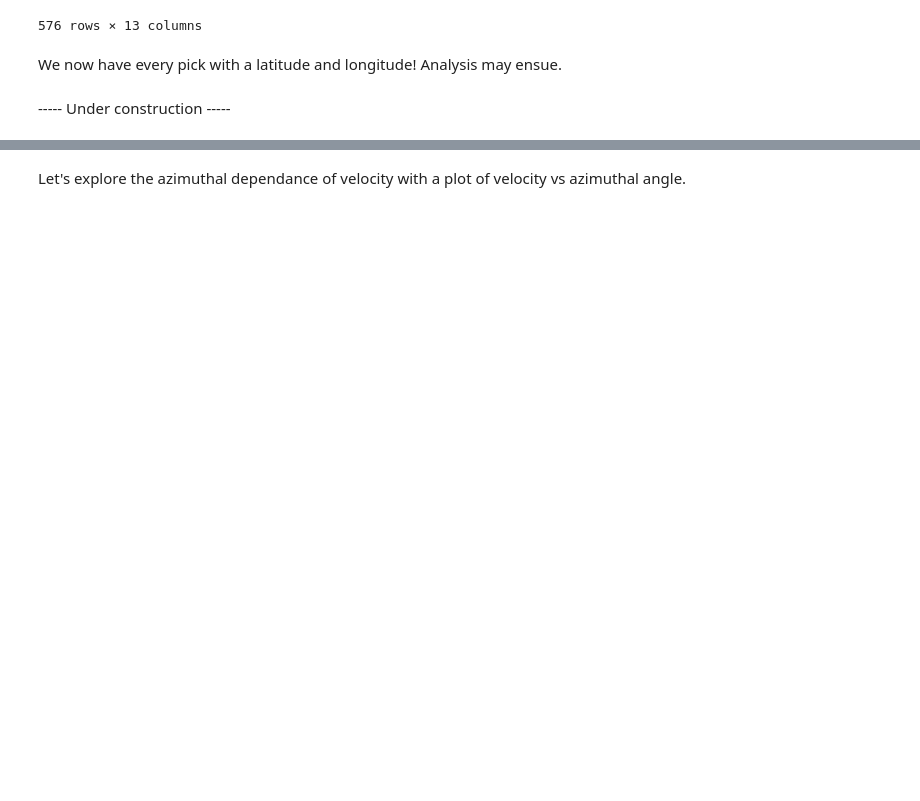
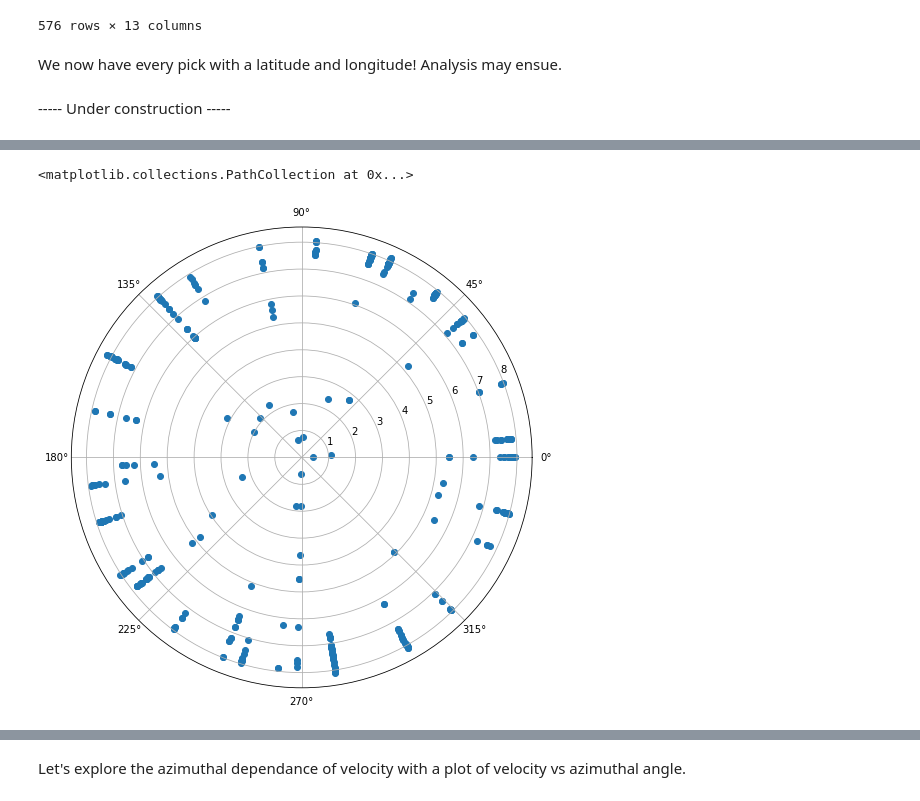
Before and after one commit to oceanhackweek/earthquakes, a Jupyter notebook: sandbox.ipynb, the cells around one changed output, grey strips where cells are left out. Drawn from its saved outputs; the diff is of its cells as text; code cells hidden in the pictures; blank space fills up the shorter version.

```diff
--- a/sandbox.ipynb
+++ b/sandbox.ipynb
@@ -167,3 +168,13 @@ log
 We now have every pick with a latitude and longitude!  Analysis may ensue.
 # %% [markdown]
 ----- Under construction -----
+# %%
+def azi_binner(azi):
+    if azi > 355:
+        azi_bin = 0
+    else:
+        azi_bin = np.round(azi/10)*10
+    return azi_bin
+plog = log[log['phase']=='P']
+plog['azi_bin'] = log.get('azimuth').apply(azi_binner)
+plog
@@ -169,0 +200,9 @@ We now have every pick with a latitude and longitude!  Analysis may ensue.
+# %%
+fig = figure(figsize=(8,8))
+ax = fig.add_axes([0.1, 0.1, 0.8, 0.8], polar=True)
+theta = plog.azi_bin
+radii = plog.velocity
+ax.scatter(theta, radii)
+# %% [output]
+<matplotlib.collections.PathCollection at 0x...>
+[figure, added]
```
Also changed, not shown: parts of 6 cells of this notebook, 1 other file.
